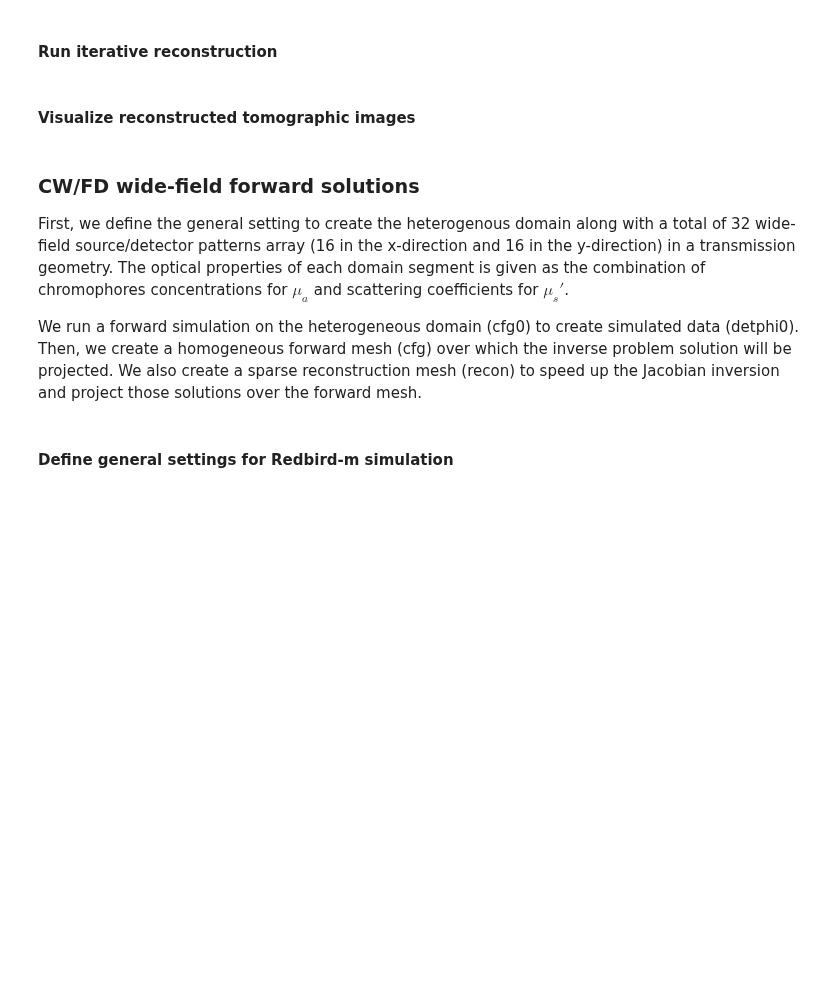
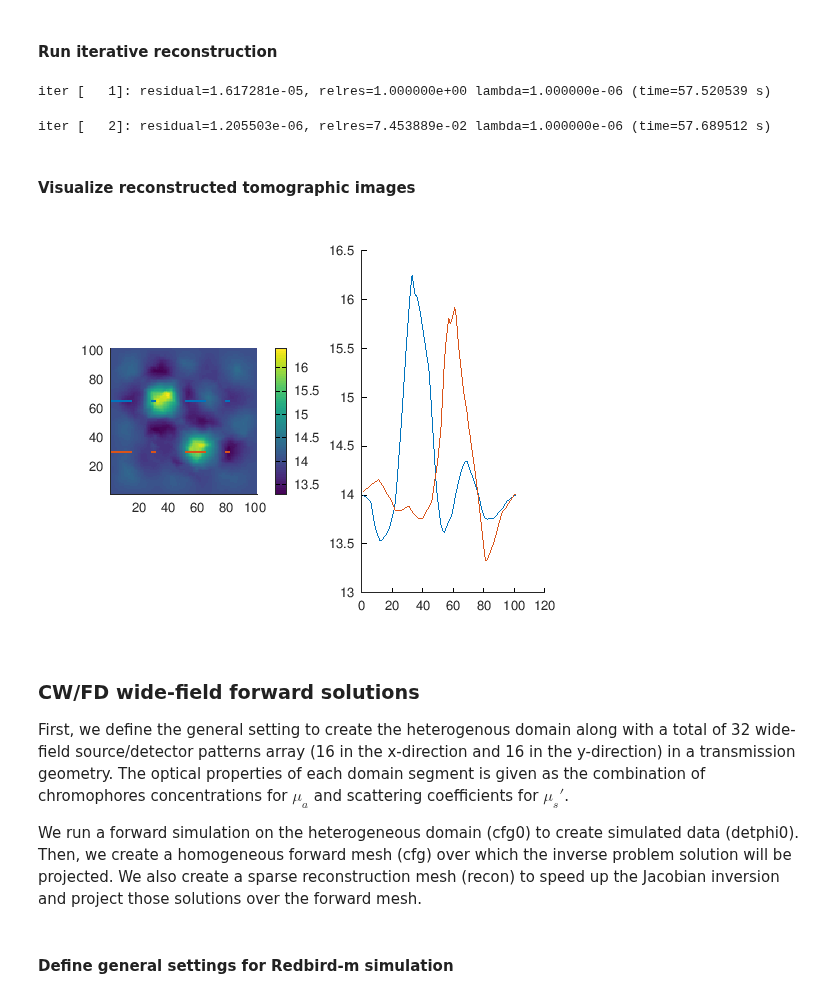
Before and after one commit to nzhang1218/MCX24Workshop, a Jupyter notebook: Training/MCX2024_2D_multi-spectral_redbird.ipynb, the cells around one changed output. Saved outputs shown, nothing was run; the diff lists cells and outputs as text; code cells hidden in the pictures; blank space fills up the shorter version.

Commit message:
Added take home message, data visualization and improved recon visualization. All these codes were tested AFTER updating redbird to NOT show structs during rbrunrecon

```diff
--- a/Training/MCX2024_2D_multi-spectral_redbird.ipynb
+++ b/Training/MCX2024_2D_multi-spectral_redbird.ipynb
@@ -92,7 +119,7 @@ cfg0.prop        = containers.Map();  % if both prop and param are defined, para
 cfg0.prop('690') = [0 0 1 1; 0.006 0.8 0 1.37; 0.012 1.0 0 1.37; 0.012 1.0 0 1.37];
 cfg0.prop('830') = [0 0 1 1; 0.006 0.8 0 1.37; 0.012 1.0 0 1.37; 0.012 1.0 0 1.37];
 
-mfreq      = 0 # @param [0, 135] {type:"raw"}
+mfreq      = 67 # @param [0, 67] {type:"raw"}
 cfg0.omega = mfreq*1e6*2*pi;
 
 % Define parameters for RB src/det point source
@@ -121,3 +148,13 @@ fc        = volface(elem);
 recon.elem = recon.elem(:,1:4);
 [recon.mapid,recon.mapweight] = tsearchn(recon.node,recon.elem(:,1:4),cfg.node);
 clear no elem fc
+
+% Visualize simulated data
+wv = keys(detphi0);
+for mm = 1:size(detphi0,1)
+  simdata(:,mm) = reshape(detphi0(wv{mm}),[],1);
+end
+figure,plot(abs(simdata(:))),title('Channel-wise amplitude')
+if ~isreal(phi0)
+  figure,plot(angle(simdata(:))),title('Channel-wise phase')
+end
@@ -156,30 +218,35 @@ recon.bulk
 #### Run iterative reconstruction
 # %%
 %%octave
-%%capture
+
 sd = rbsdmap(cfg);
 [reconMS,residMS,cfgMS] = rbrun(cfg,recon,detphi0,sd,'mode','image','lambda',1e-6,'maxiter',2);
+# %% [output]
+iter [   1]: residual=1.617281e-05, relres=1.000000e+00 lambda=1.000000e-06 (time=57.520539 s)
+iter [   2]: residual=1.205503e-06, relres=7.453889e-02 lambda=1.000000e-06 (time=57.689512 s)
 # %% [markdown]
 #### Visualize reconstructed tomographic images
 # %%
 %%octave
 
 % Generate a cross section slice of the domain
 [xi,yi]             = meshgrid(min(cfg.node(:,1),[],1):1:max(cfg.node(:,1),[],1),min(cfg.node(:,2),[],1):1:max(cfg.node(:,2),[],1));
 [cutpos,cutvalue,~] = qmeshcut(reconMS.elem,reconMS.node,(reconMS.param.hbo + reconMS.param.hbr),char(strcat('z =',num2str(s0(1,3)))));
 clear vphi
 vphi(:,:,1)         = griddata(cutpos(:,1),cutpos(:,2),cutvalue,xi,yi);
 
 figure,
-subplot(1,2,1),
-hold on,imagesc(vphi),colorbar,axis tight
+subplot(1,2,1);
+hold on,imagesc(vphi),colorbar,axis tight, axis equal
 for mm = 1:size(s0,1)
     hold on,plot(1:size(vphi,2),s0(mm,2).*ones(1,size(vphi,2)),'LineWidth',4,'LineStyle','-.')
 end
 subplot(1,2,2)
 for mm = 1:size(s0,1)
     hold on,plot(vphi(s0(mm,2),:))
 end
+# %% [output]
+[figure, added]
 # %% [markdown]
 ### CW/FD wide-field forward solutions
 
```
Also changed, not shown: parts of 11 cells of this notebook.
